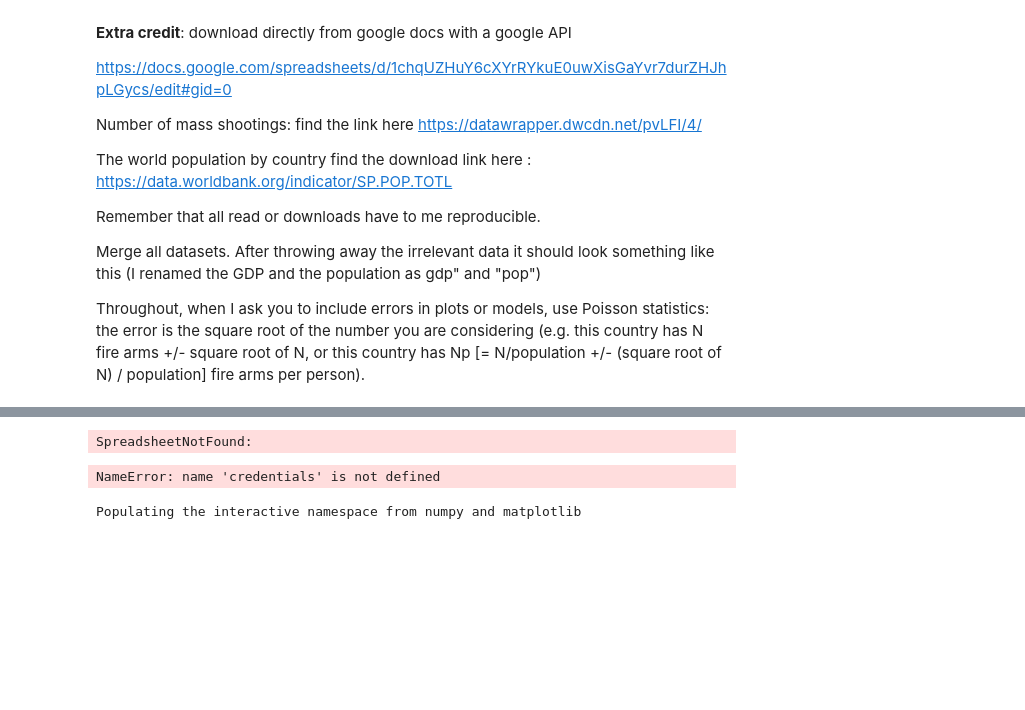
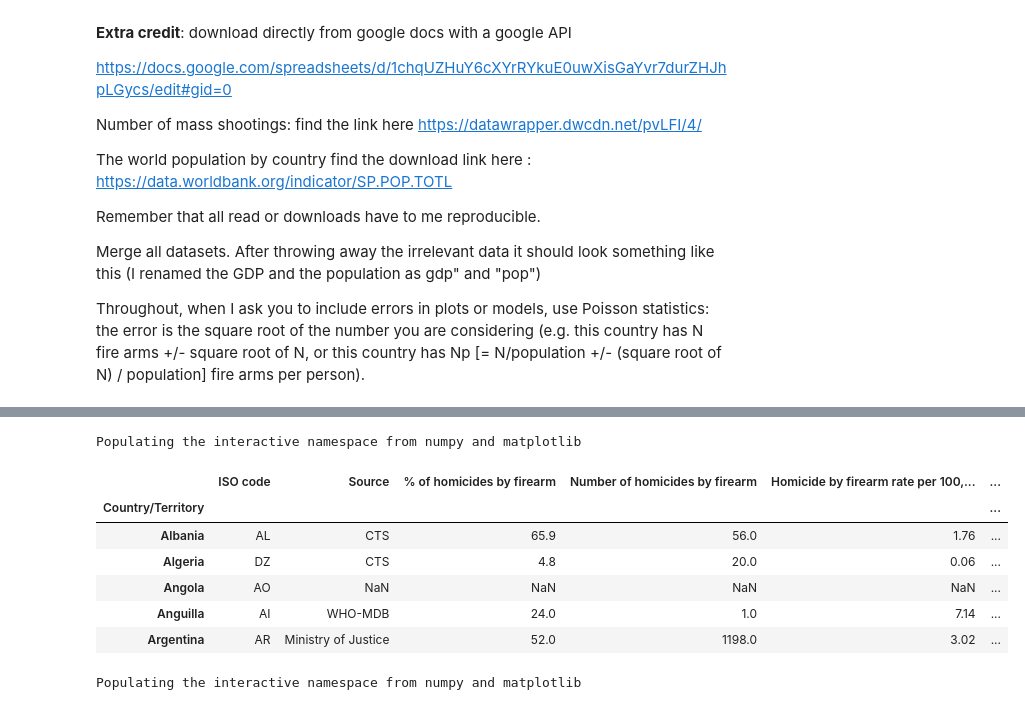
Before and after one commit to gc2300/PUI2017_gc2300, a Jupyter notebook: HW5_gc2300/HW5_A3.ipynb, the cells around one changed output, grey strips where cells are left out. Saved outputs shown, nothing was run; the diff lists cells and outputs as text; code cells hidden in the pictures; blank space fills up the shorter version.

```diff
--- a/HW5_gc2300/HW5_A3.ipynb
+++ b/HW5_gc2300/HW5_A3.ipynb
@@ -48,19 +31,26 @@ client = gspread.authorize(creds)
-# %%
-
-
-# Find a workbook by name and open the first sheet
-# Make sure you use the right name here.
-sheet = client.open("World firearms murders and ownership").sheet
-
-# Extract and print all of the values
-list_of_hashes = sheet.get_all_records()
-print(list_of_hashes)
-# %% [output]
-SpreadsheetNotFound:
-# %%
-gc = gspread.authorize(credentials)
-# %% [output]
-NameError: name 'credentials' is not defined
+# %%
+import pandas as pd
+import numpy as np
+import matplotlib.pyplot as plt
+import pylab as pl
+%pylab inline
+plt.style.use('seaborn-darkgrid')
+# %% [output]
+Populating the interactive namespace from numpy and matplotlib
+# %%
+url = "https://raw.githubusercontent.com/gc2300/PUI2017_gc2300/master/HW5_gc2300/World%20firearms%20murders%20and%20ownership%20-%20Sheet%201.csv"
+# %%
+df = pd.read_csv(url,index_col=0,parse_dates=[0])
+# %%
+df.head()
+# %% [output]
+|  | ISO code | Source | % of homicides by firearm | Number of homicides by firearm | Homicide by firearm rate per 100,... | ... |
+| Country/Territory |  |  |  |  |  | ... |
+| Albania | AL | CTS | 65.9 | 56.0 | 1.76 | ... |
+| Algeria | DZ | CTS | 4.8 | 20.0 | 0.06 | ... |
+| Angola | AO | NaN | NaN | NaN | NaN | ... |
+| Anguilla | AI | WHO-MDB | 24.0 | 1.0 | 7.14 | ... |
+| Argentina | AR | Ministry of Justice | 52.0 | 1198.0 | 3.02 | ... |
 # %%
 df_ = df_.merge(ms, right_on="Country", left_on="Country Name")
 df_.head()
```
Also changed, not shown: parts of 4 cells of this notebook, 6 other files.
